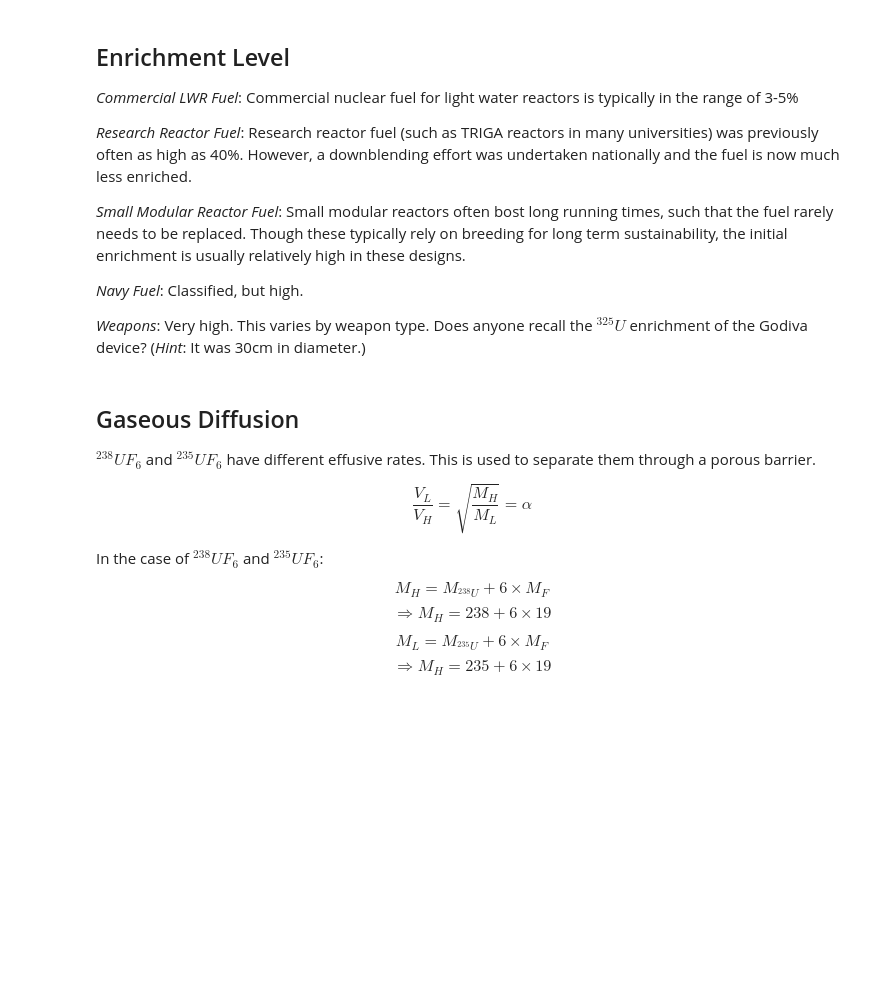
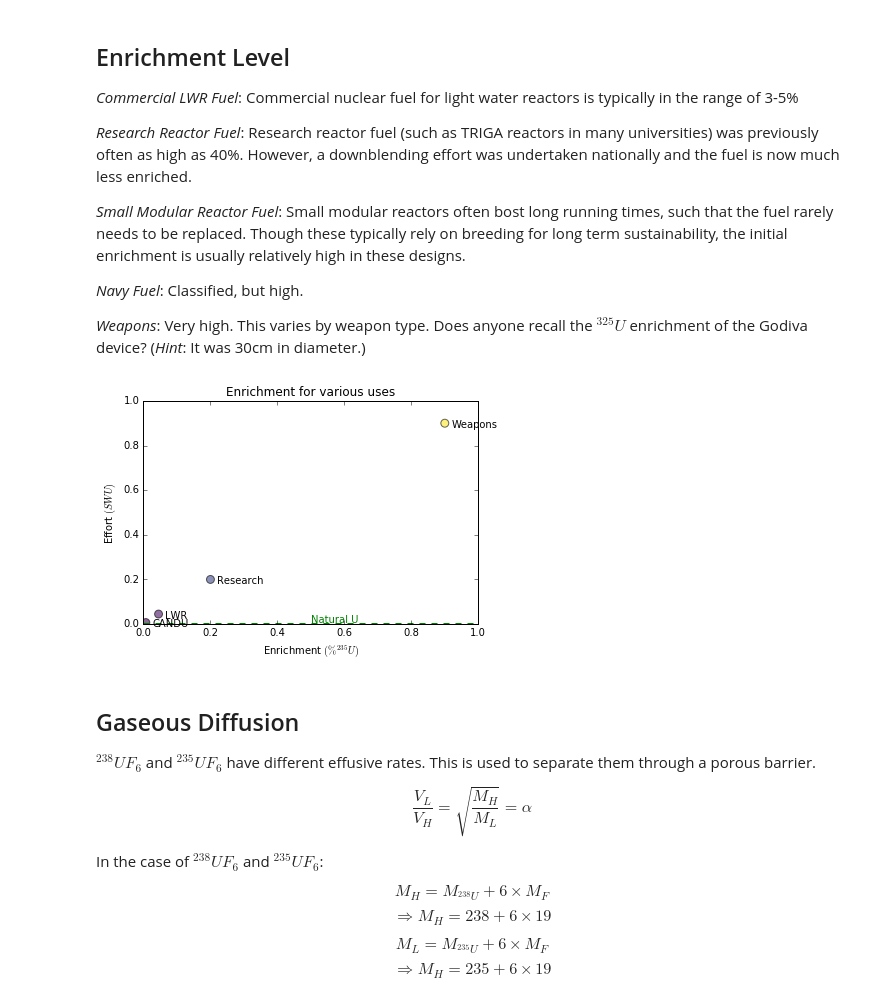
Before and after one commit to katyhuff/npre412, a Jupyter notebook: enrichment/enrichment.ipynb, the cells around one changed output. Saved outputs shown, nothing was run; the diff lists cells and outputs as text; code cells hidden in the pictures; blank space fills up the shorter version.

```diff
--- a/enrichment/enrichment.ipynb
+++ b/enrichment/enrichment.ipynb
@@ -33,6 +33,43 @@ _Small Modular Reactor Fuel_: Small modular reactors often bost long running tim
 _Navy Fuel_: Classified, but high.
 
 _Weapons_: Very high. This varies by weapon type. Does anyone recall the $^{325}U$ enrichment of the Godiva device? (_Hint_: It was 30cm in diameter.)
+# %%
+enr_sources = {'natural U':0.007,
+               'recycled U': 0.01}
+
+enr_uses = {'CANDU':0.007,
+            'LWR': 0.045,
+            'Research':0.20,
+            'Weapons': 0.9}
+
+import collections
+od_enr_uses = collections.OrderedDict(sorted(enr_uses.items()))
+# %%
+import numpy as np
+import matplotlib.pyplot as plt
+
+x=[]
+y=[]
+delta_x=0.02
+delta_y=-0.02
+
+for k,v in od_enr_uses.items():
+    x.append(v)
+    y.append(v)
+    plt.text(v + delta_x, v + delta_y, k)
+t = x
+area = 20*np.pi
+plt.scatter(x, y, s=area, c=t, cmap='viridis', alpha=0.6)
+plt.axis([0,1,0,1])
+plt.xlabel('Enrichment $(\% ^{235}U)$')
+plt.ylabel('Effort $(SWU)$')
+plt.title('Enrichment for various uses')
+plt.plot(0.007*np.ones(2), 'g--')
+plt.text(0.5, 0.007, 'Natural U', color='g',)
+
+plt.show()
+# %% [output]
+[figure, added]
 # %% [markdown]
 ## Gaseous Diffusion
 
```
Also changed, not shown: parts of 5 cells of this notebook, 3 other files.
